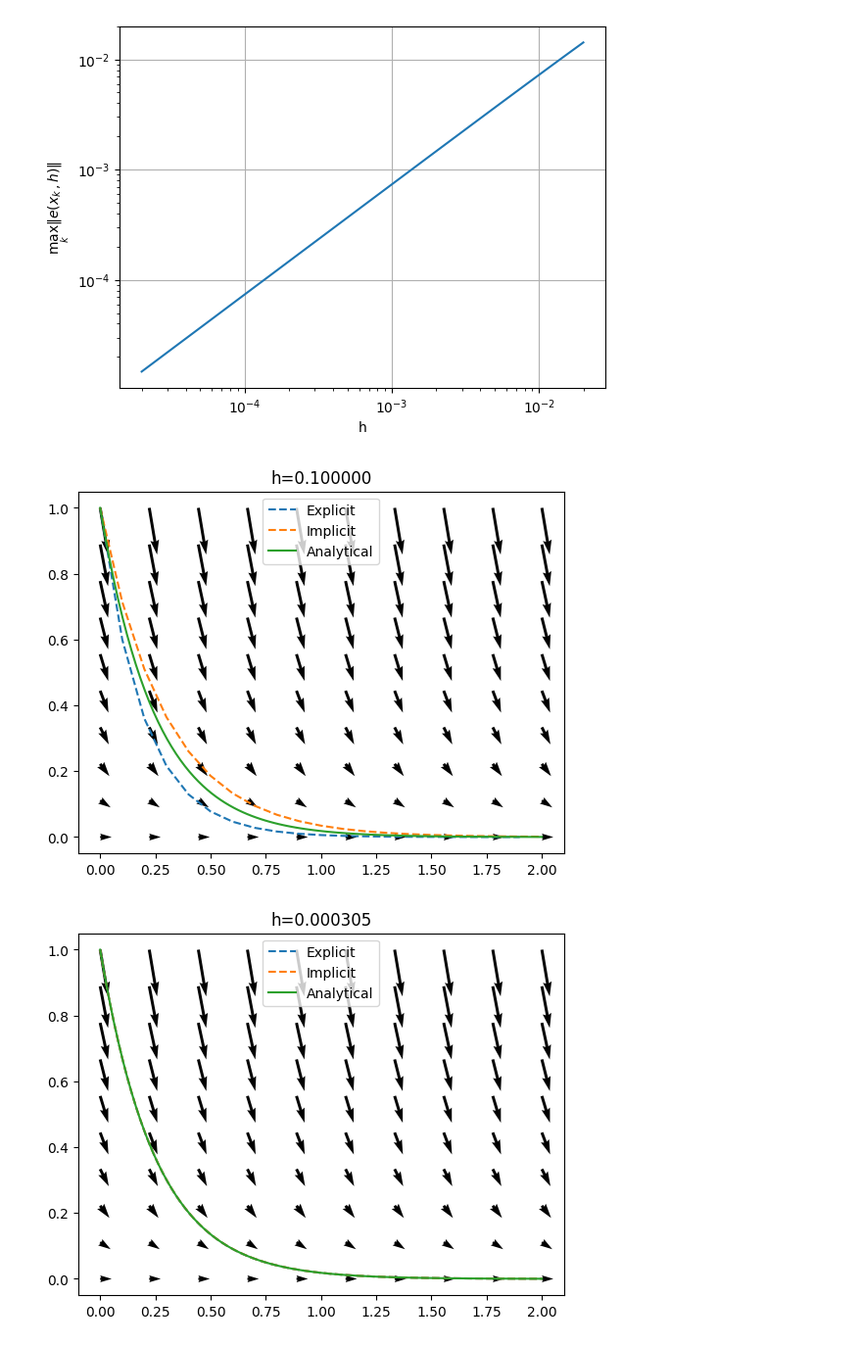
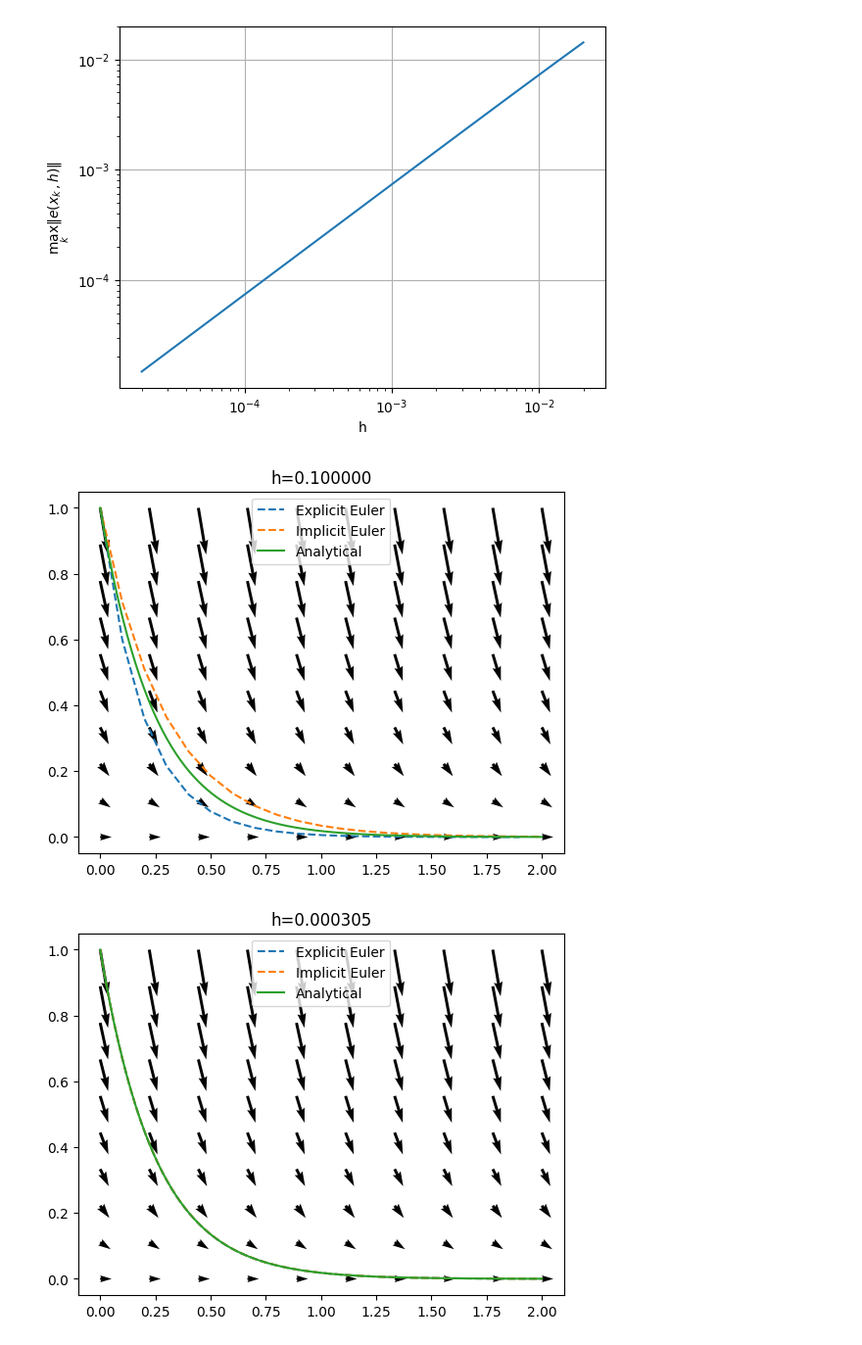
Before and after one commit to nwalser/systems-engineering-numerik, a Jupyter notebook: applications/8_awp_1.ipynb, the cells around one changed output. Shown: that part at 98% size. Cells and saved outputs as stored; diff of their text form; code cells hidden in the pictures.

```diff
--- a/applications/8_awp_1.ipynb
+++ b/applications/8_awp_1.ipynb
@@ -39,27 +39,27 @@ plt.show()
 # %%
 def plot_result(h):
     x, y = explicit_euler(2, h, 0, 1, f)
-    plt.plot(x,y,'--', label="Explicit")
+    plt.plot(x,y,'--', label="Explicit Euler")
 
     x, y = implicit_euler(2, h, 0, 1, f, df)
-    plt.plot(x,y,'--', label="Implicit")
+    plt.plot(x,y,'--', label="Implicit Euler")
 
     x = np.linspace(0, 2, 100)
     y = ya(x)
     plt.plot(x, y, label="Analytical")
 
     x = np.linspace(0, 2, 10)
     y = np.linspace(0, 1, 10)
     xv, yv = np.meshgrid(x, y)
 
     plt.quiver(xv, yv, np.ones_like(xv), f(xv, yv), angles="xy")
 
     plt.title(f"h={h:.6f}")
     plt.legend()
     plt.show()
 
 plot_result(h = 0.1)
 plot_result(h = 2/3**8)
 # %% [output]
-[figure, old version]
+[figure, new version]
-[figure, old version]
+[figure, new version]
```
Also changed, not shown: 2 other files.
